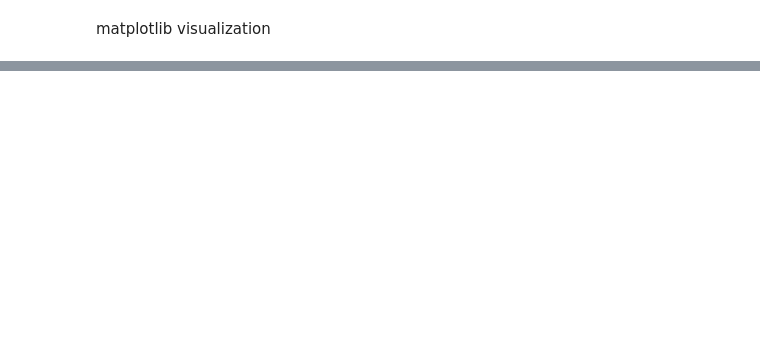
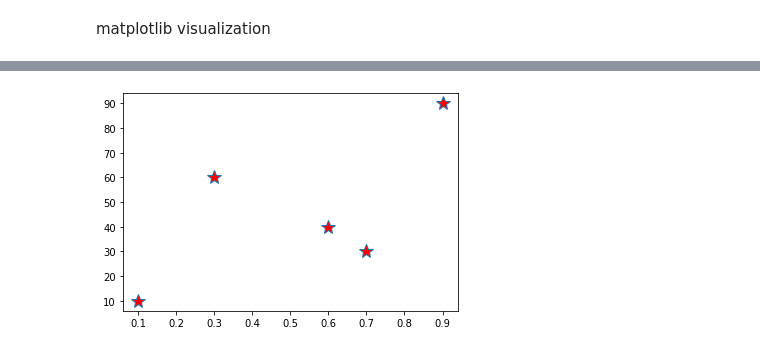
Before and after one commit to Collins200/data-visualization-with-matplotlib, a Jupyter notebook: visualization with matplotlib.ipynb, the cells around one changed output, grey strips where cells are left out. Drawn from its saved outputs; the diff is of its cells as text; code cells hidden in the pictures; blank space fills up the shorter version.

```diff
--- a/visualization with matplotlib.ipynb
+++ b/visualization with matplotlib.ipynb
@@ -38,0 +52,9 @@ plt.show()
+# %%
+import matplotlib.pyplot as plt
+import numpy as np
+ypoints=np.array([10,60,40,30,90])
+xpoints=np.array([0.1,0.3,0.6,0.7,0.9])
+plt.plot(xpoints,ypoints,ls=''or'',marker="*",mfc='r',ms=15)
+plt.show()
+# %% [output]
+[figure, added]
```
Also changed, not shown: parts of 7 cells of this notebook.
